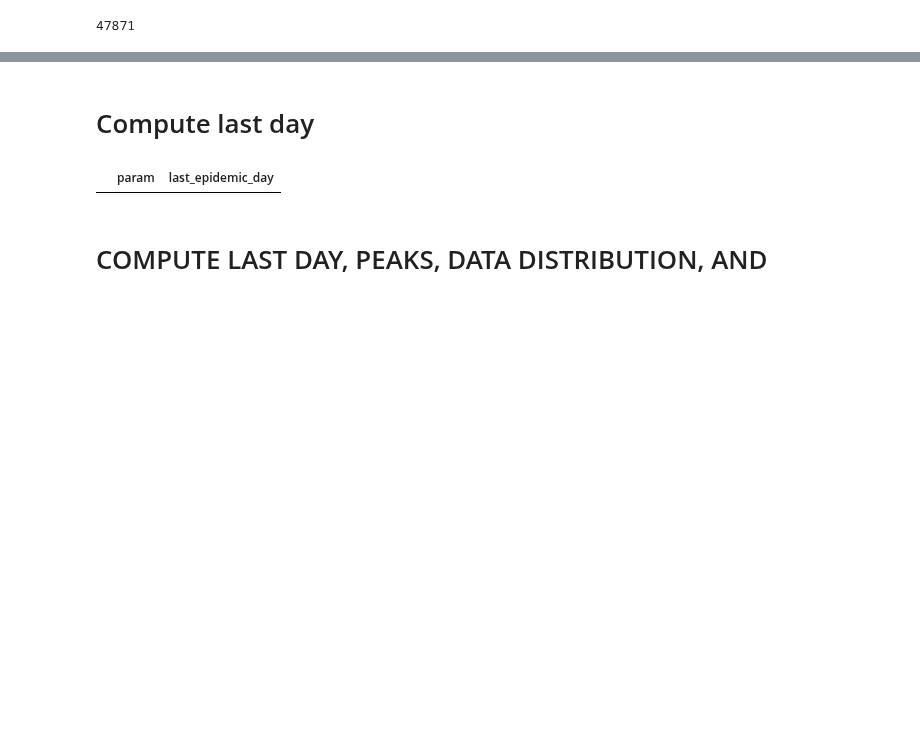
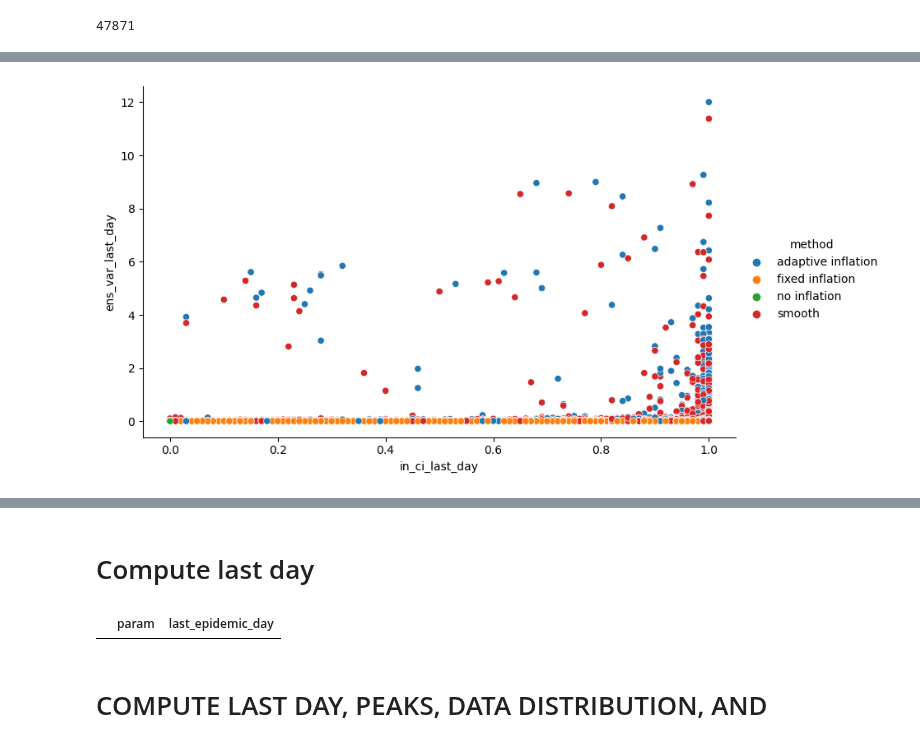
Before and after one commit to hwunrow/epykalman, a Jupyter notebook: src/epyfilter/c2b2/Untitled.ipynb, the cells around one changed output, grey strips where cells are left out. Cells and saved outputs as stored; diff of their text form; code cells hidden in the pictures; blank space fills up the shorter version.

```diff
--- a/src/epyfilter/c2b2/Untitled.ipynb
+++ b/src/epyfilter/c2b2/Untitled.ipynb
@@ -72,0 +88,8 @@ merger.close()
+# %%
+import seaborn as sns
+
+_methods = ['adaptive inflation', 'fixed inflation', 'no inflation', 'smooth']
+sns.relplot(data=eakf_metrics_df, x='in_ci_last_day', y='ens_var_last_day', hue='method', hue_order=_methods, aspect=1.61)
+plt.show()
+# %% [output]
+[figure, added]
```
Also changed, not shown: parts of 20 cells of this notebook.
